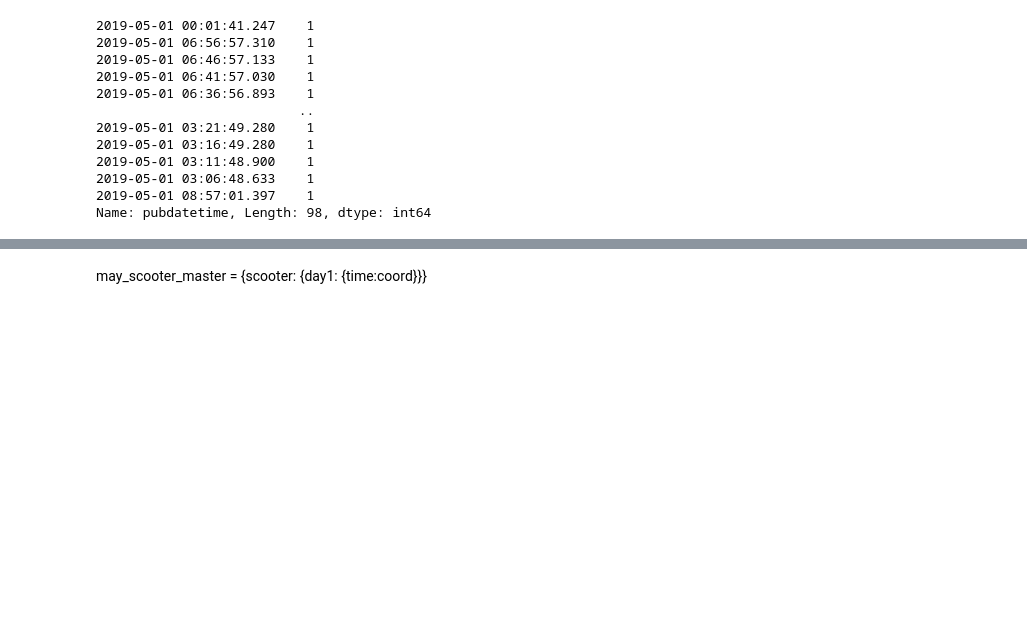
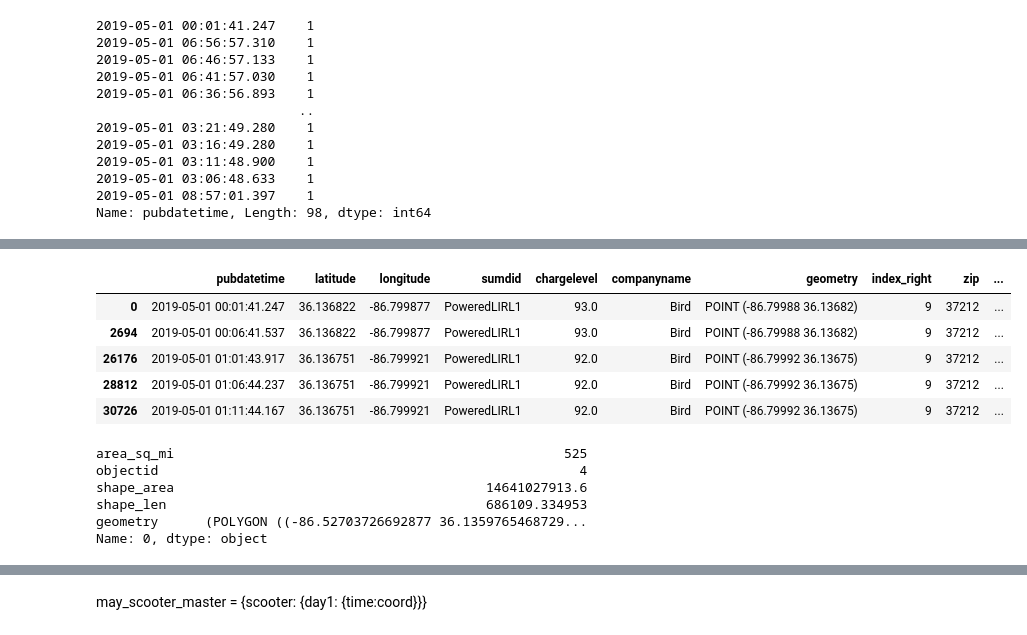
Before and after one commit to derektprice/mapping_scooters_nashville_python, a Jupyter notebook: notebooks/2_EDA_scooters_nashville.ipynb, the cells around one changed output, grey strips where cells are left out. Cells and saved outputs as stored; diff of their text form; code cells hidden in the pictures; blank space fills up the shorter version.

```diff
--- a/notebooks/2_EDA_scooters_nashville.ipynb
+++ b/notebooks/2_EDA_scooters_nashville.ipynb
@@ -460 +472,20 @@ import folium
+# %%
+scooter_zips.head()
+# %% [output]
+|  | pubdatetime | latitude | longitude | sumdid | chargelevel | companyname | geometry | index_right | zip | ... |
+| 0 | 2019-05-01 00:01:41.247 | 36.136822 | -86.799877 | PoweredLIRL1 | 93.0 | Bird | POINT (-86.79988 36.13682) | 9 | 37212 | ... |
+| 2694 | 2019-05-01 00:06:41.537 | 36.136822 | -86.799877 | PoweredLIRL1 | 93.0 | Bird | POINT (-86.79988 36.13682) | 9 | 37212 | ... |
+| 26176 | 2019-05-01 01:01:43.917 | 36.136751 | -86.799921 | PoweredLIRL1 | 92.0 | Bird | POINT (-86.79992 36.13675) | 9 | 37212 | ... |
+| 28812 | 2019-05-01 01:06:44.237 | 36.136751 | -86.799921 | PoweredLIRL1 | 92.0 | Bird | POINT (-86.79992 36.13675) | 9 | 37212 | ... |
+| 30726 | 2019-05-01 01:11:44.167 | 36.136751 | -86.799921 | PoweredLIRL1 | 92.0 | Bird | POINT (-86.79992 36.13675) | 9 | 37212 | ... |
+# %%
+davidson = davidson.to_crs(epsg='4326')
+davidson.iloc[0]
+# %% [output]
+area_sq_mi                                                  525
+objectid                                                      4
+shape_area                                        14641027913.6
+shape_len                                         686109.334953
+geometry      (POLYGON ((-86.52703726692877 36.1359765468729...
+Name: 0, dtype: object
 # %%
```
Also changed, not shown: parts of 10 cells of this notebook.
